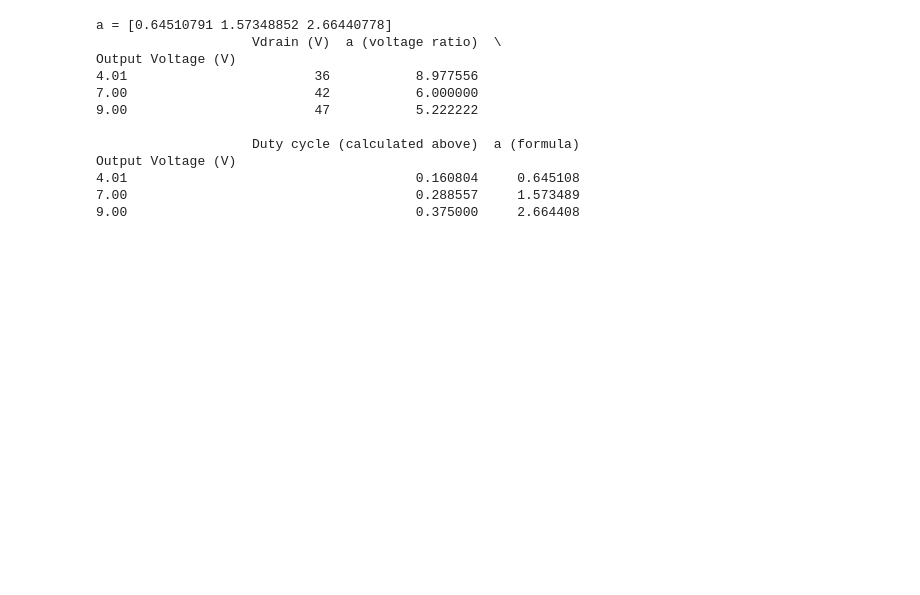
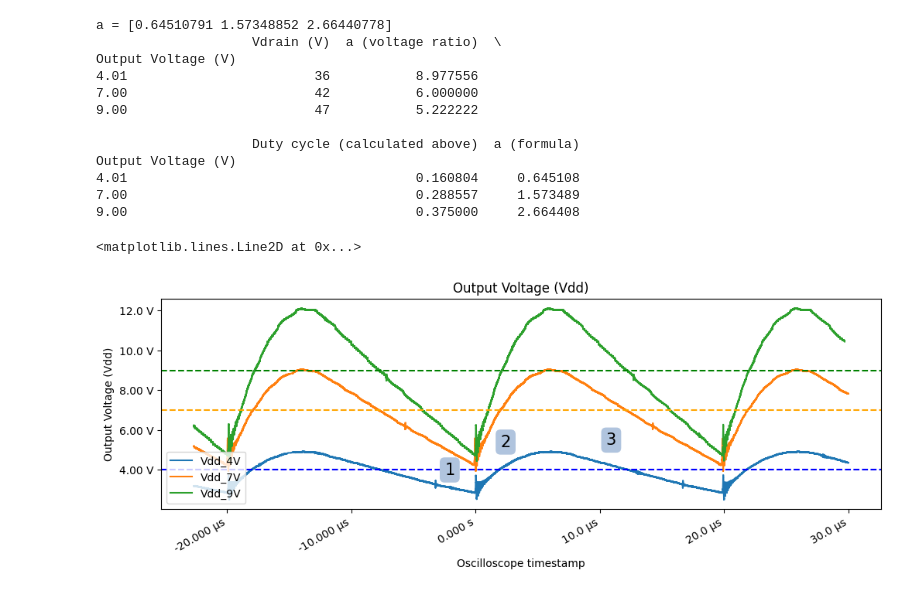
Before and after one commit to ianeyk/power-electronics, a Jupyter notebook: Lab 5/Lab5_report.ipynb, the cells around one changed output. Saved outputs shown, nothing was run; the diff lists cells and outputs as text; code cells hidden in the pictures; blank space fills up the shorter version.

Commit message:
wip added plot of Vdd

```diff
--- a/Lab 5/Lab5_report.ipynb
+++ b/Lab 5/Lab5_report.ipynb
@@ -274,3 +273,32 @@ Output Voltage (V)
 4.01                                     0.160804     0.645108
 7.00                                     0.288557     1.573489
 9.00                                     0.375000     2.664408
+# %%
+# Vdd
+df_envelope = df # df[(df["t"] > -2e-6) & (df["t"] < 2e-6)]
+df_zoom = df[(df["t"] > -5e-6) & (df["t"] < 5e-6)]
+
+Vout_vdd = [4.017, 6.99, 9.00]
+df["Vdd_4V"] = df["Vdd_4V"] + 4.017 # V
+df["Vdd_7V"] = df["Vdd_7V"] + 6.99 # V
+df["Vdd_9V"] = df["Vdd_9V"] + 9.00 # V
+
+fig, (ax1) = plt.subplots(nrows = 1, ncols = 1, sharex = False, sharey = True, figsize = (12, 4))
+fig.autofmt_xdate()
+helper.axes_labels("Oscilloscope timestamp", "s", "Output Voltage (Vdd)", "V", title = "Output Voltage (Vdd)", ax = ax1)
+ax1.plot(df_envelope["t"], df_envelope["Vdd_4V"], label = "Vdd_4V")
+ax1.plot(df_envelope["t"], df_envelope["Vdd_7V"], label = "Vdd_7V")
+ax1.plot(df_envelope["t"], df_envelope["Vdd_9V"], label = "Vdd_9V")
+ax1.legend(loc = "lower left")
+ax1.annotate('1', xy=(-2.5e-6, 4), size=15, va="center", bbox=dict(boxstyle="round", fc="lightsteelblue", ec="none"))
+ax1.annotate('2', xy=(2e-6, 5.4), size=15, va="center", bbox=dict(boxstyle="round", fc="lightsteelblue", ec="none"))
+ax1.annotate('3', xy=(10.5e-6, 5.5), size=15, va="center", bbox=dict(boxstyle="round", fc="lightsteelblue", ec="none"))
+
+Vdd = np.array([150e-3, 260e-3, 330e-3])
+ax1.axhline(y = Vout_vdd[0], color = "blue", linestyle = "dashed", label = f"Vdd = {int(Vout_vdd[0])}V")
+ax1.axhline(y = Vout_vdd[1], color = "orange", linestyle = "dashed", label = f"Vdd = {int(Vout_vdd[1])}V")
+ax1.axhline(y = Vout_vdd[2], color = "green", linestyle = "dashed", label = f"Vdd = {int(Vout_vdd[2])}V")
+# ax2.legend(loc = "lower left")
+# %% [output]
+<matplotlib.lines.Line2D at 0x...>
+[figure, added]
```
Also changed, not shown: parts of 3 cells of this notebook.
